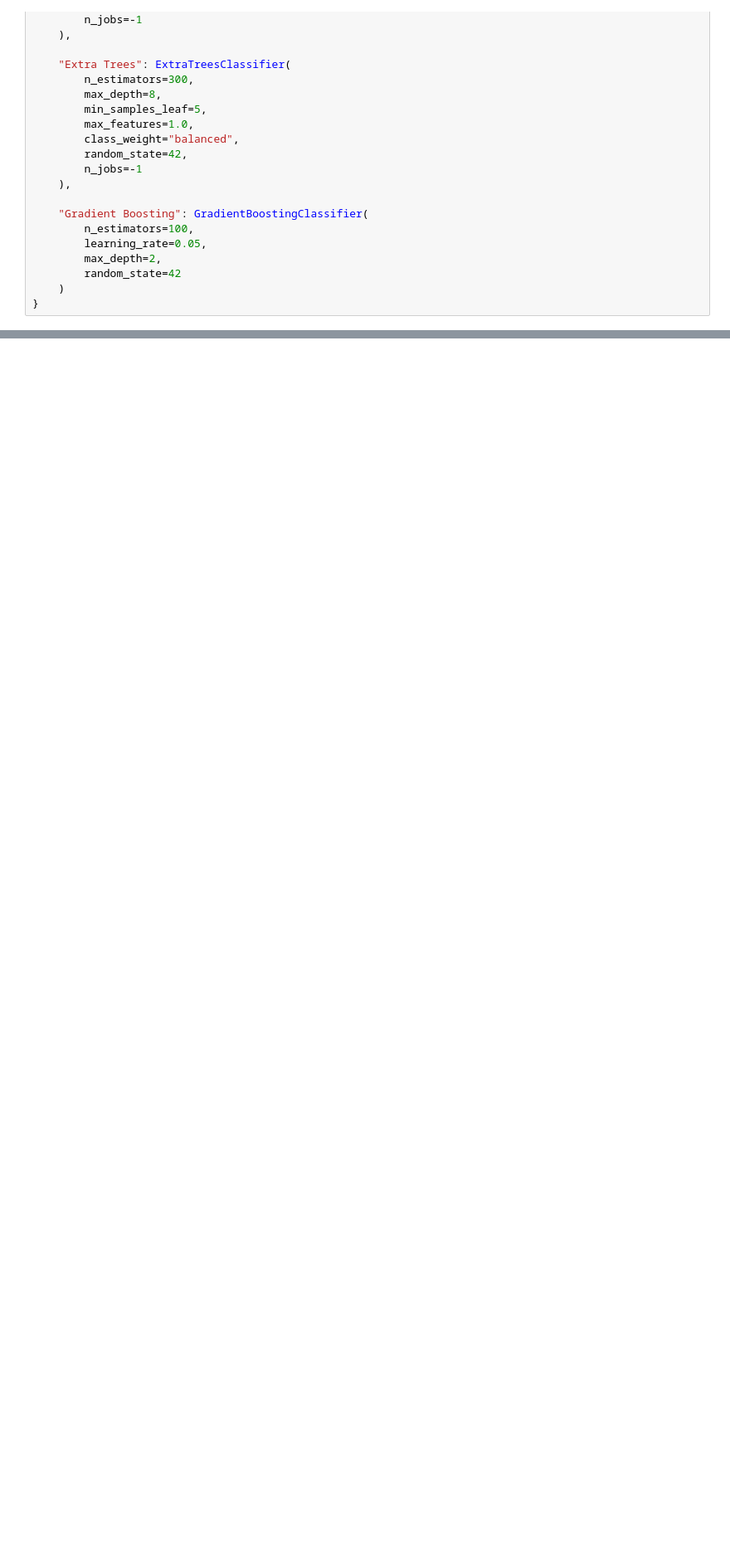
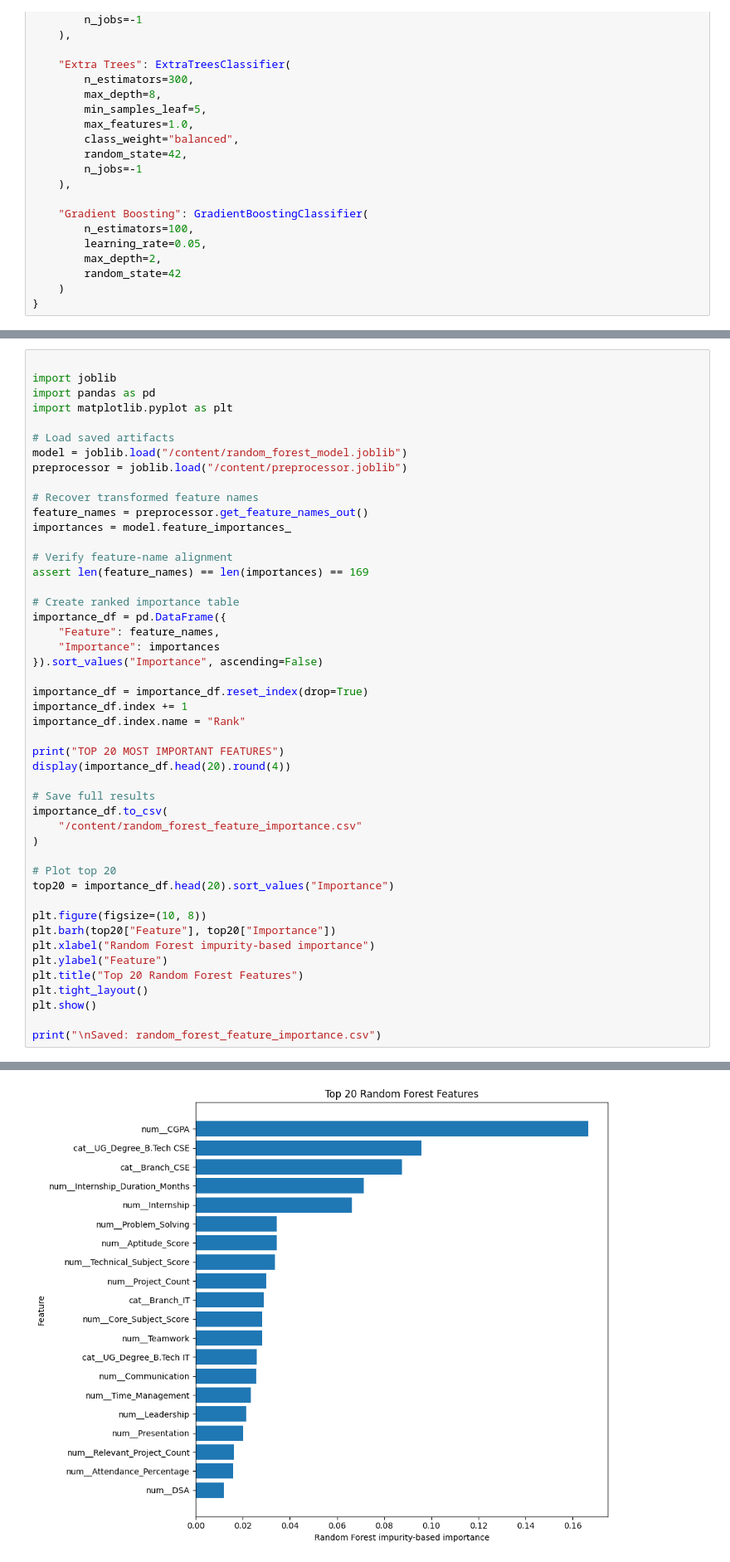
Before and after one commit to Vishali-Vivek006/Engineering-employability-prediction, a Jupyter notebook: notebooks/04_modeltraining.ipynb, the cells around one changed output, grey strips where cells are left out. Shown at 83% size. Cells and saved outputs as stored; diff of their text form; blank space fills up the shorter version.

```diff
--- a/notebooks/04_modeltraining.ipynb
+++ b/notebooks/04_modeltraining.ipynb
@@ -290,0 +575,48 @@ files.download("preprocessor.joblib")
+# %%
+
+import joblib
+import pandas as pd
+import matplotlib.pyplot as plt
+
+# Load saved artifacts
+model = joblib.load("/content/random_forest_model.joblib")
+preprocessor = joblib.load("/content/preprocessor.joblib")
+
+# Recover transformed feature names
+feature_names = preprocessor.get_feature_names_out()
+importances = model.feature_importances_
+
+# Verify feature-name alignment
+assert len(feature_names) == len(importances) == 169
+
+# Create ranked importance table
+importance_df = pd.DataFrame({
+    "Feature": feature_names,
+    "Importance": importances
+}).sort_values("Importance", ascending=False)
+
+importance_df = importance_df.reset_index(drop=True)
+importance_df.index += 1
+importance_df.index.name = "Rank"
+
+print("TOP 20 MOST IMPORTANT FEATURES")
+display(importance_df.head(20).round(4))
+
+# Save full results
+importance_df.to_csv(
+    "/content/random_forest_feature_importance.csv"
+)
+
+# Plot top 20
+top20 = importance_df.head(20).sort_values("Importance")
+
+plt.figure(figsize=(10, 8))
+plt.barh(top20["Feature"], top20["Importance"])
+plt.xlabel("Random Forest impurity-based importance")
+plt.ylabel("Feature")
+plt.title("Top 20 Random Forest Features")
+plt.tight_layout()
+plt.show()
+
+print("\nSaved: random_forest_feature_importance.csv")
+# %% [output]
@@ -290,0 +642 @@ files.download("preprocessor.joblib")
+[figure, added]
```
Also changed, not shown: parts of 16 cells of this notebook.
